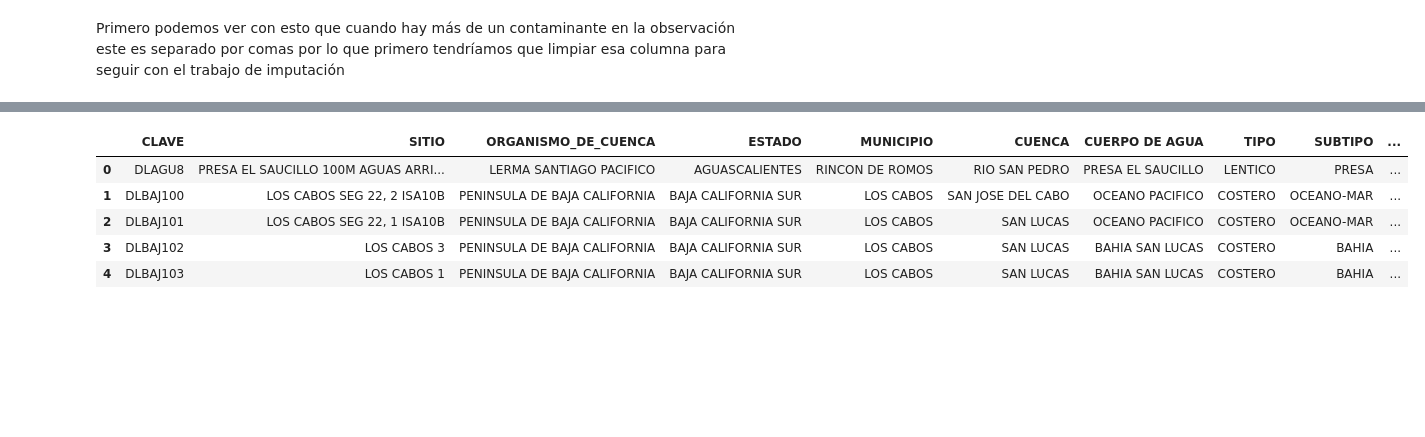
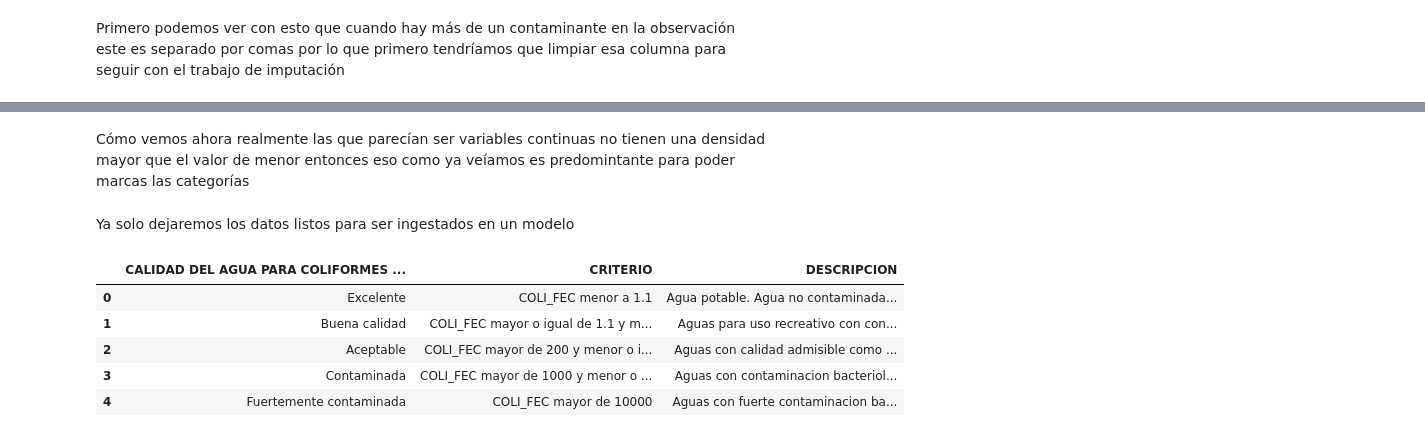
Before and after one commit to PosgradoMNA/actividades-del-projecto-los_k-means, a Jupyter notebook: Entrega1.ipynb, the cells around one changed output, grey strips where cells are left out. Saved outputs shown, nothing was run; the diff lists cells and outputs as text; code cells hidden in the pictures; blank space fills up the shorter version.

```diff
--- a/Entrega1.ipynb
+++ b/Entrega1.ipynb
@@ -165,0 +294,4 @@ Se puede ver que por categoría hay una clara tendencia a estar centrado en una
+# %% [markdown]
+Cómo vemos ahora realmente las que parecían ser variables continuas no tienen una densidad mayor que el valor de menor entonces eso como ya veíamos es predomintante para poder marcas las categorías
+# %% [markdown]
+Ya solo dejaremos los datos listos para ser ingestados en un modelo
@@ -166,9 +306,9 @@ Se puede ver que por categoría hay una clara tendencia a estar centrado en una
 # %%
-df_superficiales.head()
+escala_subterranea.head()
 # %% [output]
-|  | CLAVE | SITIO | ORGANISMO_DE_CUENCA | ESTADO | MUNICIPIO | CUENCA | CUERPO DE AGUA | TIPO | SUBTIPO | ... |
-| 0 | DLAGU8 | PRESA EL SAUCILLO 100M AGUAS ARRI... | LERMA SANTIAGO PACIFICO | AGUASCALIENTES | RINCON DE ROMOS | RIO SAN PEDRO | PRESA EL SAUCILLO | LENTICO | PRESA | ... |
-| 1 | DLBAJ100 | LOS CABOS SEG 22, 2 ISA10B | PENINSULA DE BAJA CALIFORNIA | BAJA CALIFORNIA SUR | LOS CABOS | SAN JOSE DEL CABO | OCEANO PACIFICO | COSTERO | OCEANO-MAR | ... |
-| 2 | DLBAJ101 | LOS CABOS SEG 22, 1 ISA10B | PENINSULA DE BAJA CALIFORNIA | BAJA CALIFORNIA SUR | LOS CABOS | SAN LUCAS | OCEANO PACIFICO | COSTERO | OCEANO-MAR | ... |
-| 3 | DLBAJ102 | LOS CABOS 3 | PENINSULA DE BAJA CALIFORNIA | BAJA CALIFORNIA SUR | LOS CABOS | SAN LUCAS | BAHIA SAN LUCAS | COSTERO | BAHIA | ... |
-| 4 | DLBAJ103 | LOS CABOS 1 | PENINSULA DE BAJA CALIFORNIA | BAJA CALIFORNIA SUR | LOS CABOS | SAN LUCAS | BAHIA SAN LUCAS | COSTERO | BAHIA | ... |
+|  | CALIDAD DEL AGUA PARA COLIFORMES ... | CRITERIO | DESCRIPCION |
+| 0 | Excelente | COLI_FEC menor a 1.1 | Agua potable. Agua no contaminada... |
+| 1 | Buena calidad | COLI_FEC mayor o igual de 1.1 y m... | Aguas para uso recreativo con con... |
+| 2 | Aceptable | COLI_FEC mayor de 200 y menor o i... | Aguas con calidad admisible como ... |
+| 3 | Contaminada | COLI_FEC mayor de 1000 y menor o ... | Aguas con contaminacion bacteriol... |
+| 4 | Fuertemente contaminada | COLI_FEC mayor de 10000 | Aguas con fuerte contaminacion ba... |
```
Also changed, not shown: parts of 27 cells of this notebook.
